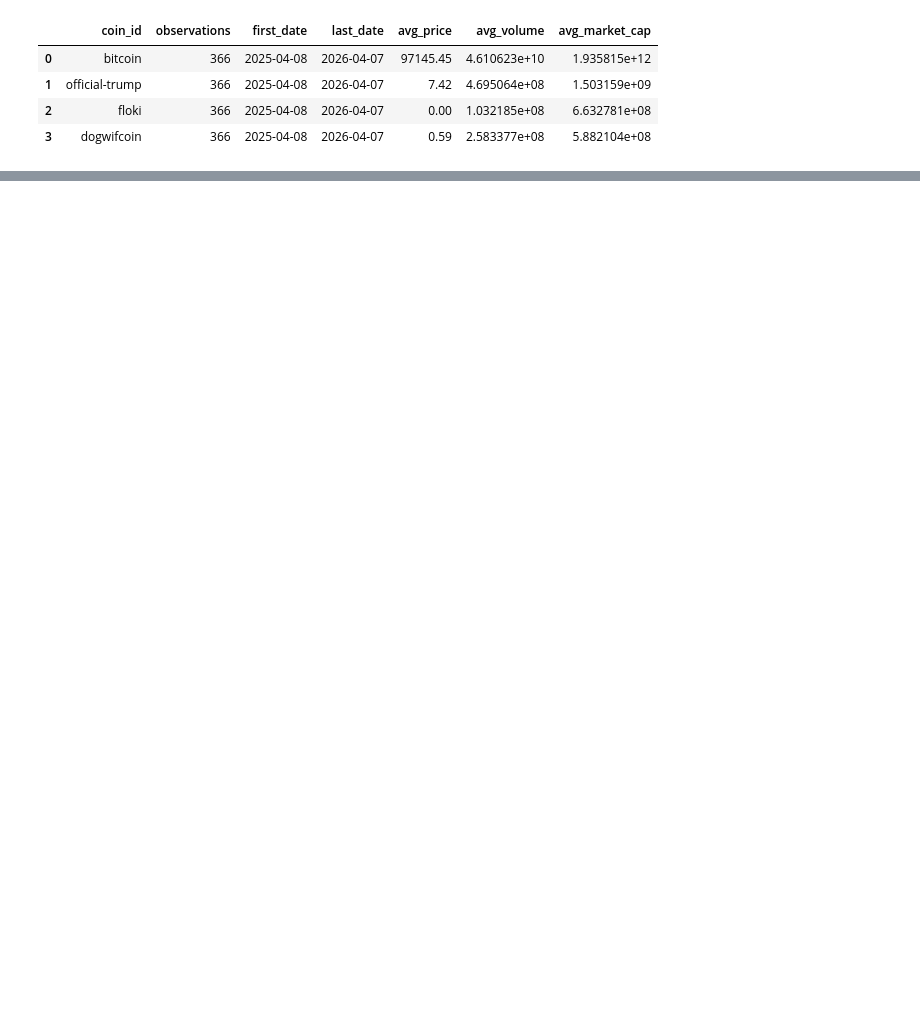
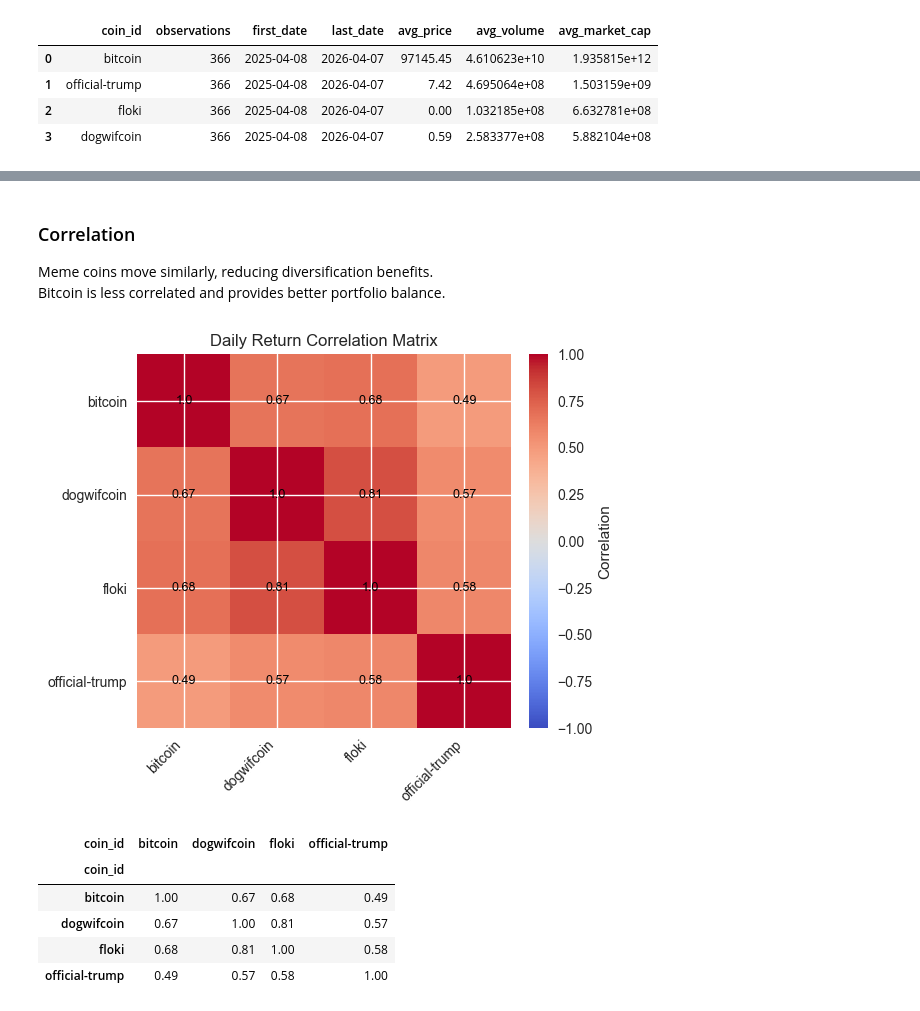
Before and after one commit to DataHub2/crypto-dashboard-DE25-UX25, a Jupyter notebook: test_EDA/01_initial_eda.ipynb, the cells around one changed output, grey strips where cells are left out. Drawn from its saved outputs; the diff is of its cells as text; code cells hidden in the pictures; blank space fills up the shorter version.

```diff
--- a/test_EDA/01_initial_eda.ipynb
+++ b/test_EDA/01_initial_eda.ipynb
@@ -125,0 +232,34 @@ coin_compare
+# %% [markdown]
+### Correlation
+Meme coins move similarly, reducing diversification benefits.
+Bitcoin is less correlated and provides better portfolio balance.
+# %%
+corr = returns_wide.corr().round(2)
+
+fig, ax = plt.subplots(figsize=(6, 5))
+im = ax.imshow(corr, cmap='coolwarm', vmin=-1, vmax=1)
+
+ax.set_xticks(range(len(corr.columns)))
+ax.set_yticks(range(len(corr.columns)))
+ax.set_xticklabels(corr.columns, rotation=45, ha='right')
+ax.set_yticklabels(corr.index)
+
+for i in range(len(corr.index)):
+    for j in range(len(corr.columns)):
+        ax.text(j, i, corr.iloc[i, j], ha='center', va='center', color='black', fontsize=9)
+
+plt.colorbar(im, ax=ax, fraction=0.046, pad=0.04, label='Correlation')
+ax.set_title('Daily Return Correlation Matrix')
+
+plt.tight_layout()
+plt.show()
+
+corr
+# %% [output]
+[figure, added]
+| coin_id | bitcoin | dogwifcoin | floki | official-trump |
+| coin_id |  |  |  |  |
+| bitcoin | 1.00 | 0.67 | 0.68 | 0.49 |
+| dogwifcoin | 0.67 | 1.00 | 0.81 | 0.57 |
+| floki | 0.68 | 0.81 | 1.00 | 0.58 |
+| official-trump | 0.49 | 0.57 | 0.58 | 1.00 |
```
Also changed, not shown: parts of 10 cells of this notebook.
